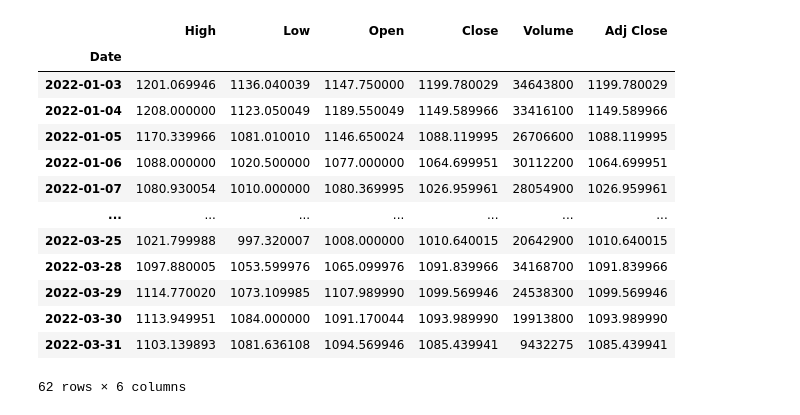
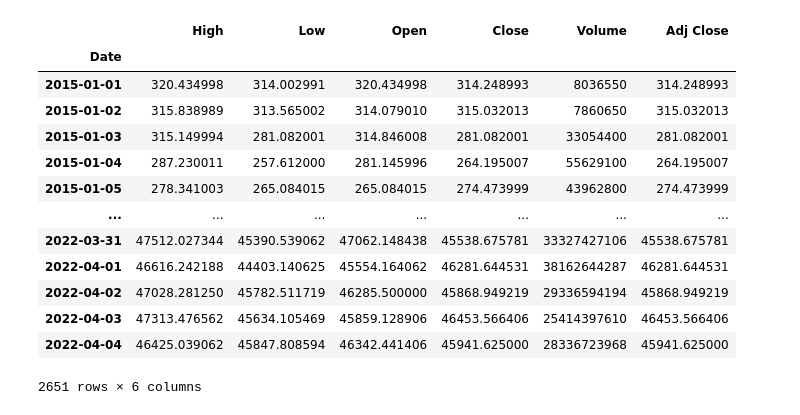
Before and after one commit to BitcoinInvestAnalysis/Capstone, a Jupyter notebook: on_balance_volume_indicator.ipynb, the cells around one changed output. Drawn from its saved outputs; the diff is of its cells as text; code cells hidden in the pictures.

```diff
--- a/on_balance_volume_indicator.ipynb
+++ b/on_balance_volume_indicator.ipynb
@@ -10,27 +10,27 @@ import stock_function as stock
 plt.style.use("fivethirtyeight")
 # %%
 #Load stock data
-company = "TSLA"
-start = dt.date(2022, 1, 1)
+company = "BTC-USD"
+start = dt.date(2015, 1, 1)
 end = dt.date.today()
 
 df = web.DataReader(company, "yahoo", start, end)
 df
 # %% [output]
 |  | High | Low | Open | Close | Volume | Adj Close |
 | Date |  |  |  |  |  |  |
-| 2022-01-03 | 1201.069946 | 1136.040039 | 1147.750000 | 1199.780029 | 34643800 | 1199.780029 |
-| 2022-01-04 | 1208.000000 | 1123.050049 | 1189.550049 | 1149.589966 | 33416100 | 1149.589966 |
-| 2022-01-05 | 1170.339966 | 1081.010010 | 1146.650024 | 1088.119995 | 26706600 | 1088.119995 |
-| 2022-01-06 | 1088.000000 | 1020.500000 | 1077.000000 | 1064.699951 | 30112200 | 1064.699951 |
-| 2022-01-07 | 1080.930054 | 1010.000000 | 1080.369995 | 1026.959961 | 28054900 | 1026.959961 |
+| 2015-01-01 | 320.434998 | 314.002991 | 320.434998 | 314.248993 | 8036550 | 314.248993 |
+| 2015-01-02 | 315.838989 | 313.565002 | 314.079010 | 315.032013 | 7860650 | 315.032013 |
+| 2015-01-03 | 315.149994 | 281.082001 | 314.846008 | 281.082001 | 33054400 | 281.082001 |
+| 2015-01-04 | 287.230011 | 257.612000 | 281.145996 | 264.195007 | 55629100 | 264.195007 |
+| 2015-01-05 | 278.341003 | 265.084015 | 265.084015 | 274.473999 | 43962800 | 274.473999 |
 | ... | ... | ... | ... | ... | ... | ... |
-| 2022-03-25 | 1021.799988 | 997.320007 | 1008.000000 | 1010.640015 | 20642900 | 1010.640015 |
-| 2022-03-28 | 1097.880005 | 1053.599976 | 1065.099976 | 1091.839966 | 34168700 | 1091.839966 |
-| 2022-03-29 | 1114.770020 | 1073.109985 | 1107.989990 | 1099.569946 | 24538300 | 1099.569946 |
-| 2022-03-30 | 1113.949951 | 1084.000000 | 1091.170044 | 1093.989990 | 19913800 | 1093.989990 |
-| 2022-03-31 | 1103.139893 | 1081.636108 | 1094.569946 | 1085.439941 | 9432275 | 1085.439941 |
+| 2022-03-31 | 47512.027344 | 45390.539062 | 47062.148438 | 45538.675781 | 33327427106 | 45538.675781 |
+| 2022-04-01 | 46616.242188 | 44403.140625 | 45554.164062 | 46281.644531 | 38162644287 | 46281.644531 |
+| 2022-04-02 | 47028.281250 | 45782.511719 | 46285.500000 | 45868.949219 | 29336594194 | 45868.949219 |
+| 2022-04-03 | 47313.476562 | 45634.105469 | 45859.128906 | 46453.566406 | 25414397610 | 46453.566406 |
+| 2022-04-04 | 46425.039062 | 45847.808594 | 46342.441406 | 45941.625000 | 28336723968 | 45941.625000 |
-62 rows × 6 columns
+2651 rows × 6 columns
 # %%
 #Visually show the stock price
 plt.figure(figsize=(16, 4))
```
Also changed, not shown: parts of 7 cells of this notebook, 5 other files.
